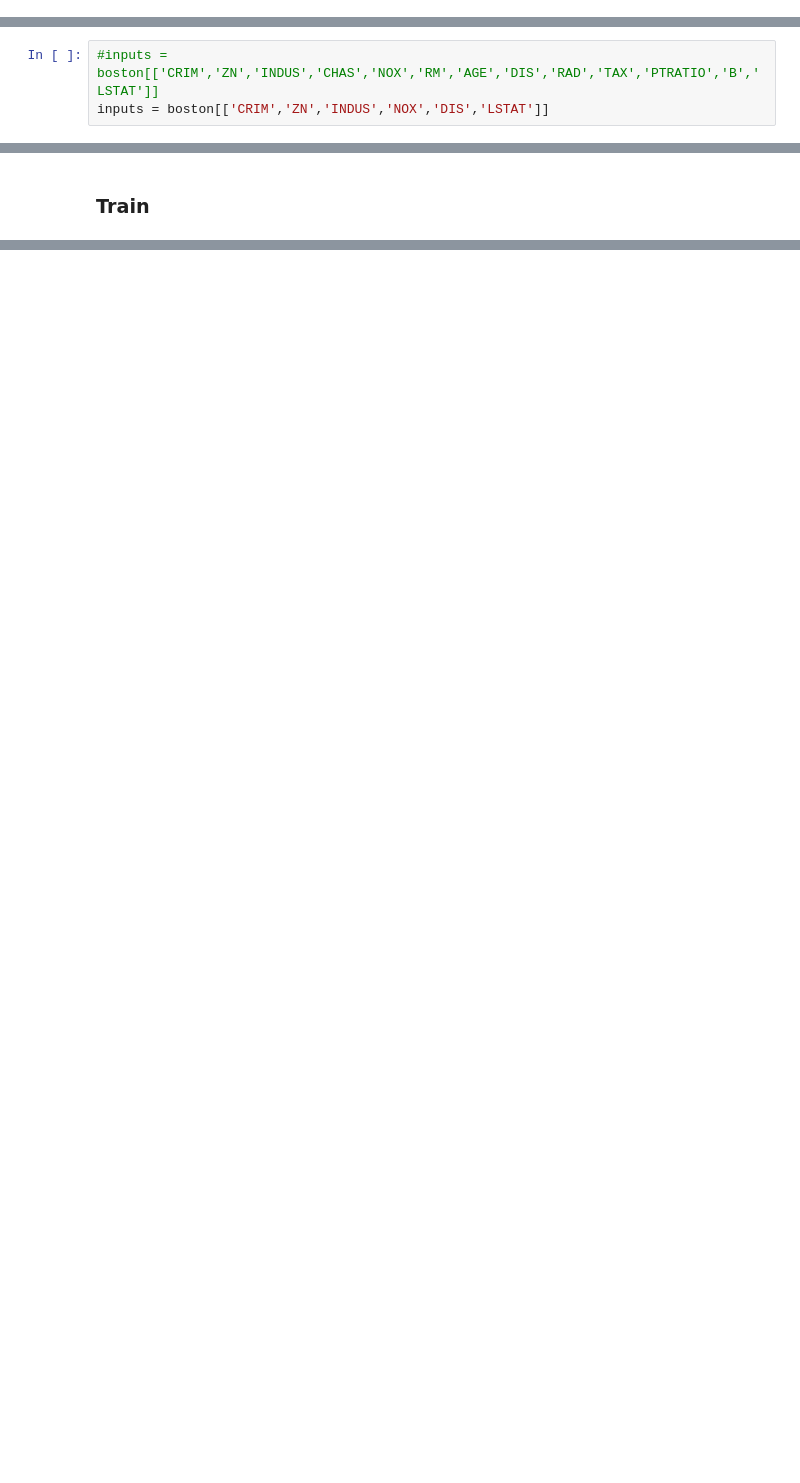
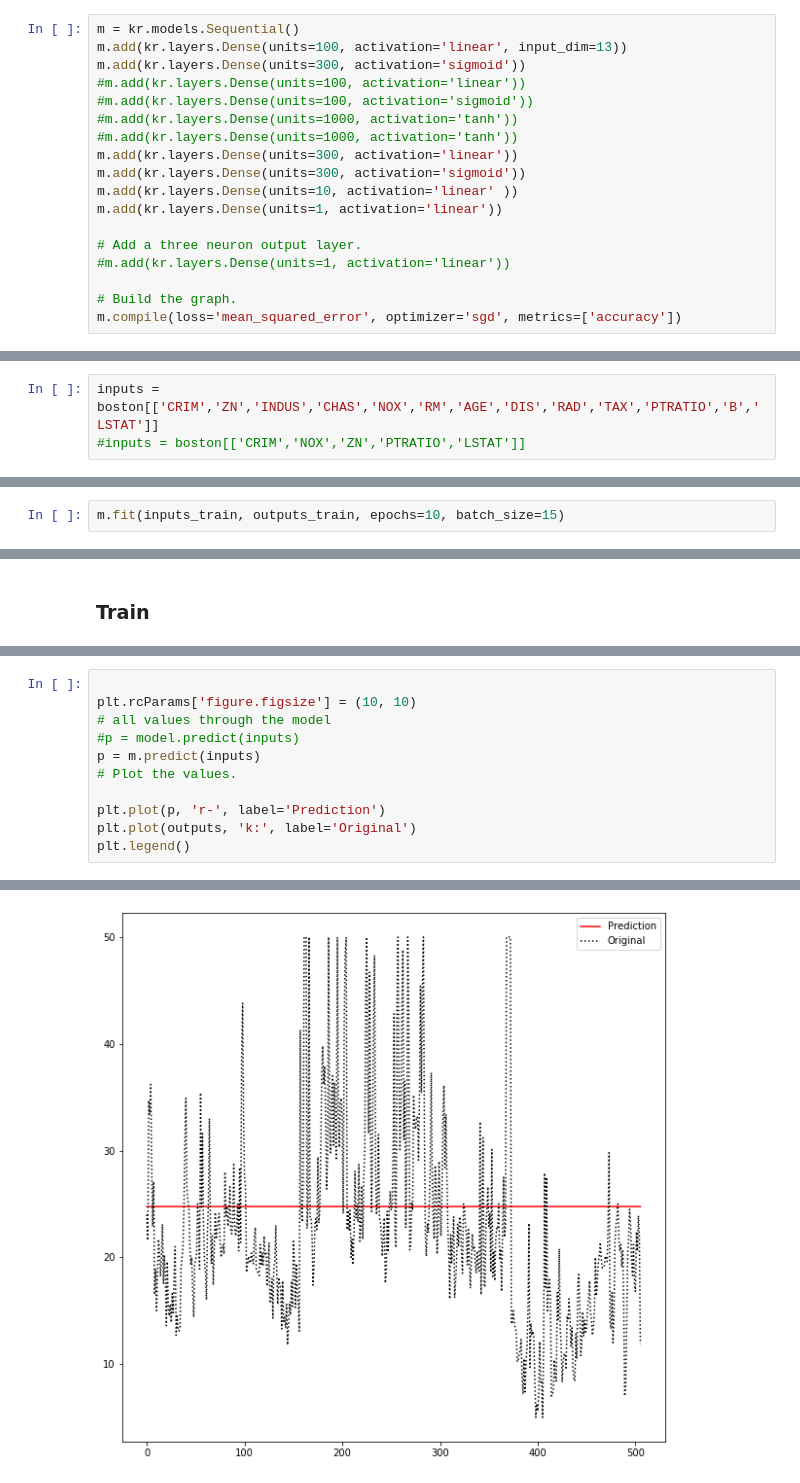
Before and after one commit to jobur123/MLProjectNov19, a Jupyter notebook: Boston House Prices.ipynb, the cells around one changed output, grey strips where cells are left out. Cells and saved outputs as stored; diff of their text form; blank space fills up the shorter version.

Commit message:
minor updates to the Jupyter notebook working on keras model

```diff
--- a/Boston House Prices.ipynb
+++ b/Boston House Prices.ipynb
@@ -80,6 +78,24 @@ B          396.90000
 LSTAT        4.98000
 PRICE       24.00000
 Name: 0, dtype: float64
+# %%
+m = kr.models.Sequential()
+m.add(kr.layers.Dense(units=100, activation='linear', input_dim=13))
+m.add(kr.layers.Dense(units=300, activation='sigmoid'))
+#m.add(kr.layers.Dense(units=100, activation='linear'))
+#m.add(kr.layers.Dense(units=100, activation='sigmoid'))
+#m.add(kr.layers.Dense(units=1000, activation='tanh'))
+#m.add(kr.layers.Dense(units=1000, activation='tanh'))
+m.add(kr.layers.Dense(units=300, activation='linear'))
+m.add(kr.layers.Dense(units=300, activation='sigmoid'))
+m.add(kr.layers.Dense(units=10, activation='linear' ))
+m.add(kr.layers.Dense(units=1, activation='linear'))
+
+# Add a three neuron output layer.
+#m.add(kr.layers.Dense(units=1, activation='linear'))
+
+# Build the graph.
+m.compile(loss='mean_squared_error', optimizer='sgd', metrics=['accuracy'])
 # %% [markdown]
 ### Build Keras Model
 # %%
@@ -109,6 +141,6 @@ boston.iloc[0,:]
 # %%
-#inputs = boston[['CRIM','ZN','INDUS','CHAS','NOX','RM','AGE','DIS','RAD','TAX','PTRATIO','B','LSTAT']]
-inputs = boston[['CRIM','ZN','INDUS','NOX','DIS','LSTAT']]
+inputs = boston[['CRIM','ZN','INDUS','CHAS','NOX','RM','AGE','DIS','RAD','TAX','PTRATIO','B','LSTAT']]
+#inputs = boston[['CRIM','NOX','ZN','PTRATIO','LSTAT']]
 # %%
 outputs = boston['PRICE']
 outputs
@@ -132,0 +166,2 @@ inputs_train, inputs_test, outputs_train, outputs_test = mod.train_test_split(in
+# %%
+m.fit(inputs_train, outputs_train, epochs=10, batch_size=15)
@@ -161,0 +199,12 @@ Epoch 10/10
+# %%
+
+plt.rcParams['figure.figsize'] = (10, 10)
+# all values through the model
+#p = model.predict(inputs)
+p = m.predict(inputs)
+# Plot the values.
+
+plt.plot(p, 'r-', label='Prediction')
+plt.plot(outputs, 'k:', label='Original')
+plt.legend()
+# %% [output]
@@ -162,3 +212,4 @@ Epoch 10/10
+[figure, added]
 # %%
 References
 
```
Also changed, not shown: parts of 9 cells of this notebook.
